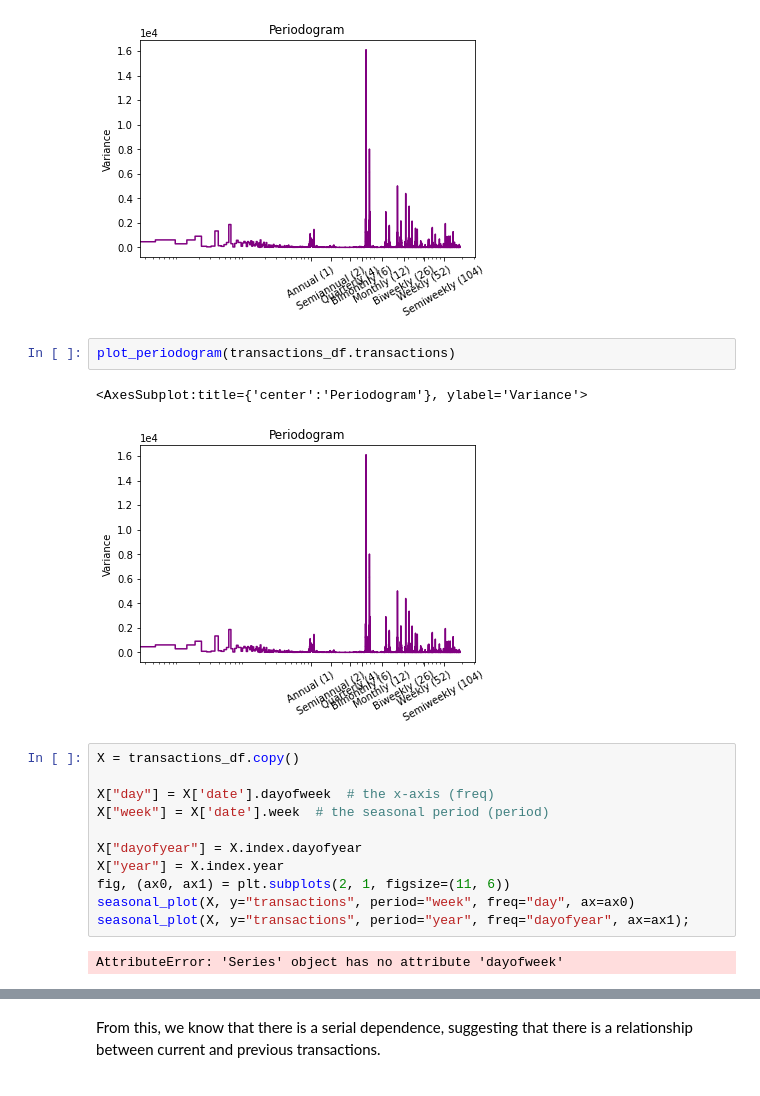
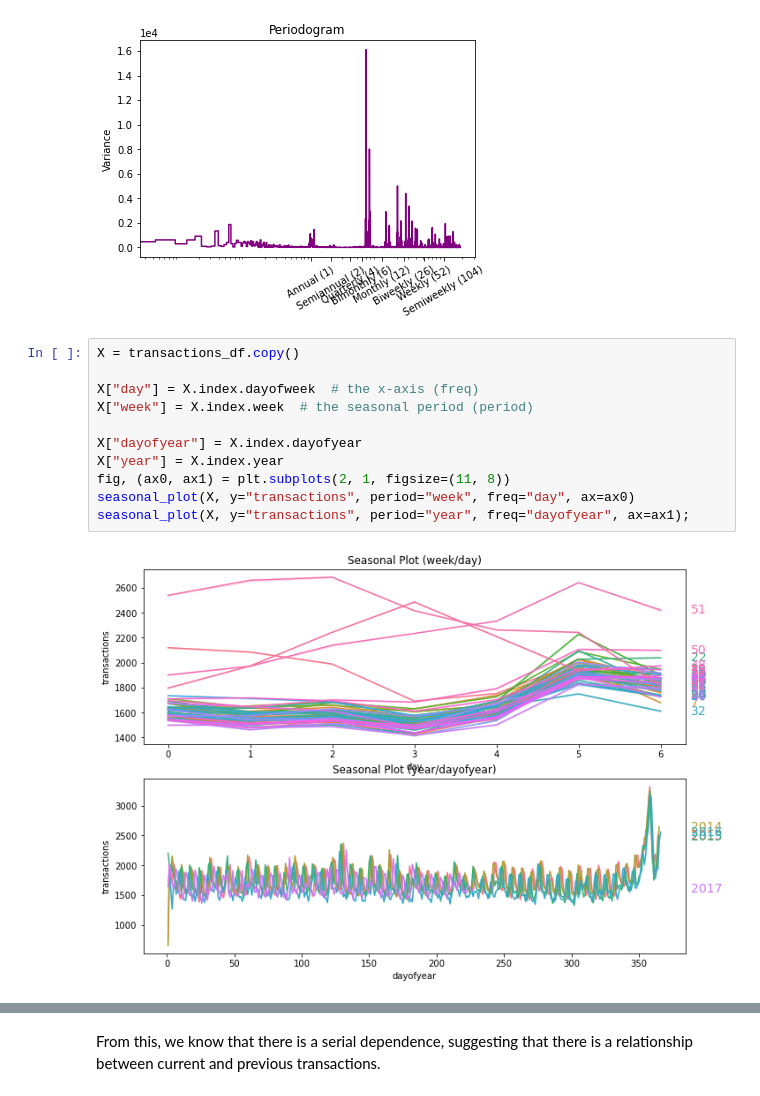
Before and after one commit to HelloWorld183L/EDA_Work, a Jupyter notebook: salestimeseries.ipynb, the cells around one changed output, grey strips where cells are left out. Drawn from its saved outputs; the diff is of its cells as text.

```diff
--- a/salestimeseries.ipynb
+++ b/salestimeseries.ipynb
@@ -648,21 +663,16 @@ ax.set_title("Periodogram")
 plt.show()
 # %% [output]
 [figure]
-# %%
-plot_periodogram(transactions_df.transactions)
-# %% [output]
-<AxesSubplot:title={'center':'Periodogram'}, ylabel='Variance'>
-[figure, removed]
 # %%
 X = transactions_df.copy()
 
-X["day"] = X['date'].dayofweek  # the x-axis (freq)
-X["week"] = X['date'].week  # the seasonal period (period)
+X["day"] = X.index.dayofweek  # the x-axis (freq)
+X["week"] = X.index.week  # the seasonal period (period)
 
 X["dayofyear"] = X.index.dayofyear
 X["year"] = X.index.year
-fig, (ax0, ax1) = plt.subplots(2, 1, figsize=(11, 6))
+fig, (ax0, ax1) = plt.subplots(2, 1, figsize=(11, 8))
 seasonal_plot(X, y="transactions", period="week", freq="day", ax=ax0)
 seasonal_plot(X, y="transactions", period="year", freq="dayofyear", ax=ax1);
 # %% [output]
-AttributeError: 'Series' object has no attribute 'dayofweek'
+[figure, added]
```
Also changed, not shown: parts of 44 cells of this notebook.
